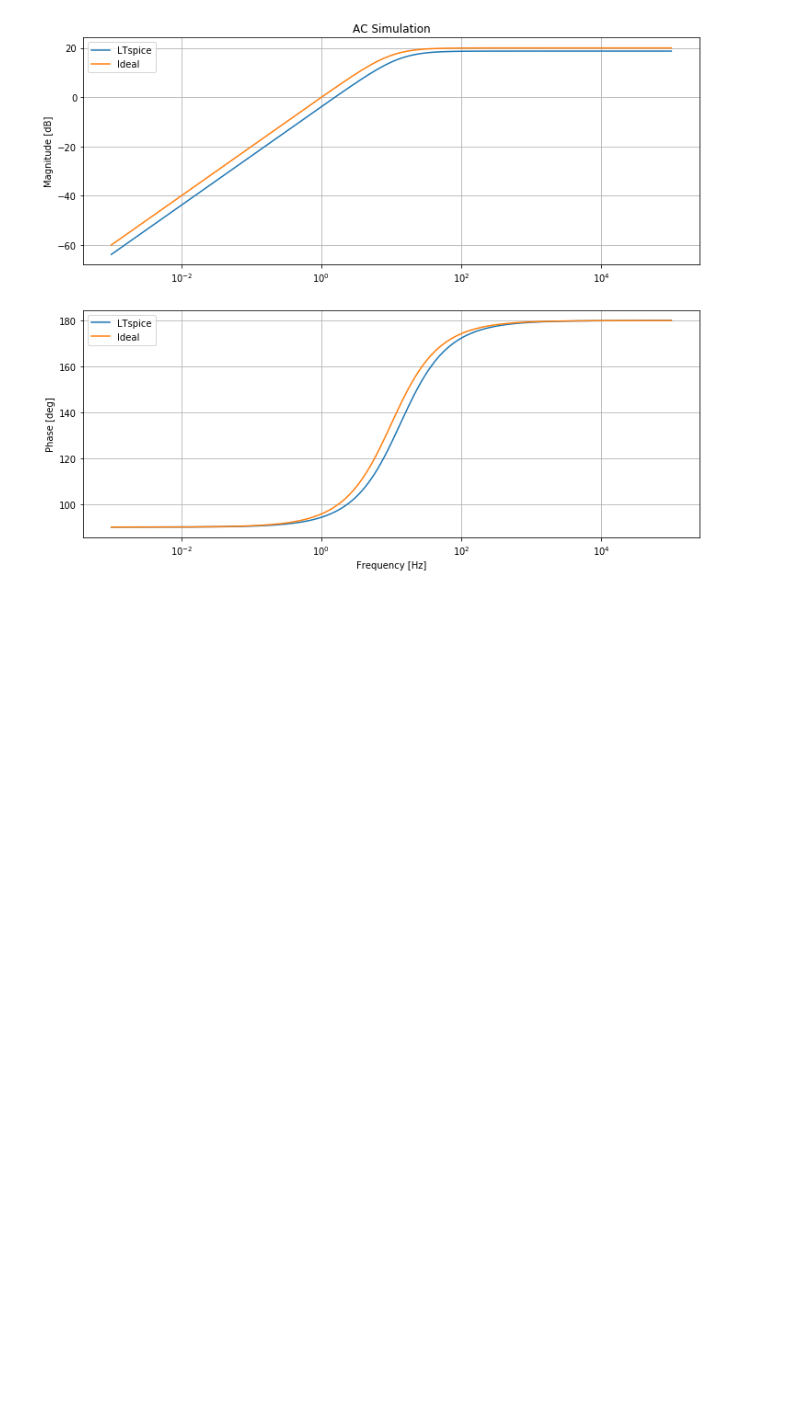
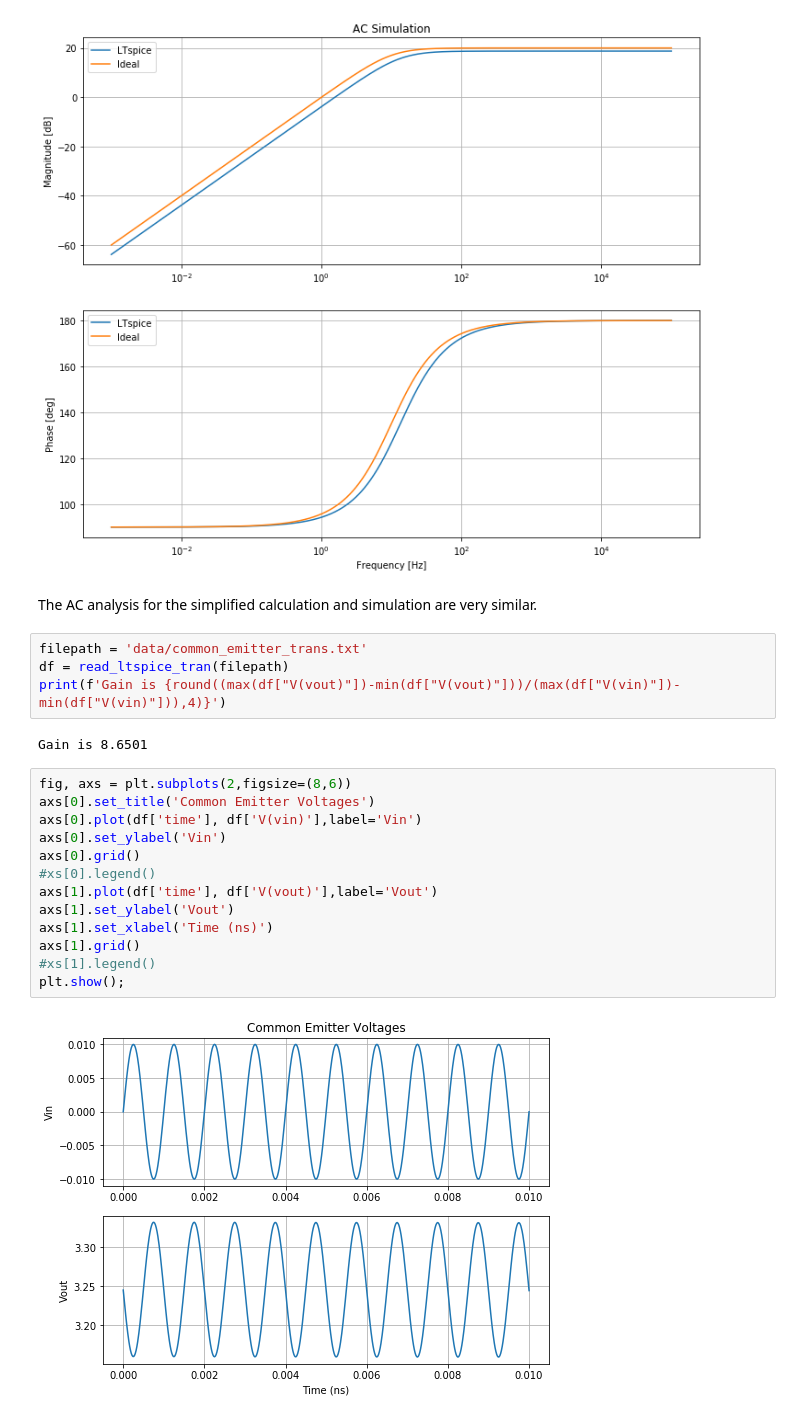
Before and after one commit to kegedy/EE538, a Jupyter notebook: hw/kevin/hw02/HW02.ipynb, the cells around one changed output. Drawn from its saved outputs; the diff is of its cells as text; blank space fills up the shorter version.

```diff
--- a/hw/kevin/hw02/HW02.ipynb
+++ b/hw/kevin/hw02/HW02.ipynb
@@ -180,5 +189,28 @@ axs[1].legend()
 plt.show();
 # %% [output]
 [figure]
+# %% [markdown]
+The AC analysis for the simplified calculation and simulation  are very similar.
+# %%
+filepath = 'data/common_emitter_trans.txt'
+df = read_ltspice_tran(filepath)
+print(f'Gain is {round((max(df["V(vout)"])-min(df["V(vout)"]))/(max(df["V(vin)"])-min(df["V(vin)"])),4)}')
+# %% [output]
+Gain is 8.6501
+# %%
+fig, axs = plt.subplots(2,figsize=(8,6))
+axs[0].set_title('Common Emitter Voltages')
+axs[0].plot(df['time'], df['V(vin)'],label='Vin')
+axs[0].set_ylabel('Vin')
+axs[0].grid()
+#xs[0].legend()
+axs[1].plot(df['time'], df['V(vout)'],label='Vout')
+axs[1].set_ylabel('Vout')
+axs[1].set_xlabel('Time (ns)')
+axs[1].grid()
+#xs[1].legend()
+plt.show();
+# %% [output]
+[figure, added]
 # %% [markdown]
 <img src="images/HW02Q2.png" width="700">
```
Also changed, not shown: parts of 22 cells of this notebook, 7 other files.
